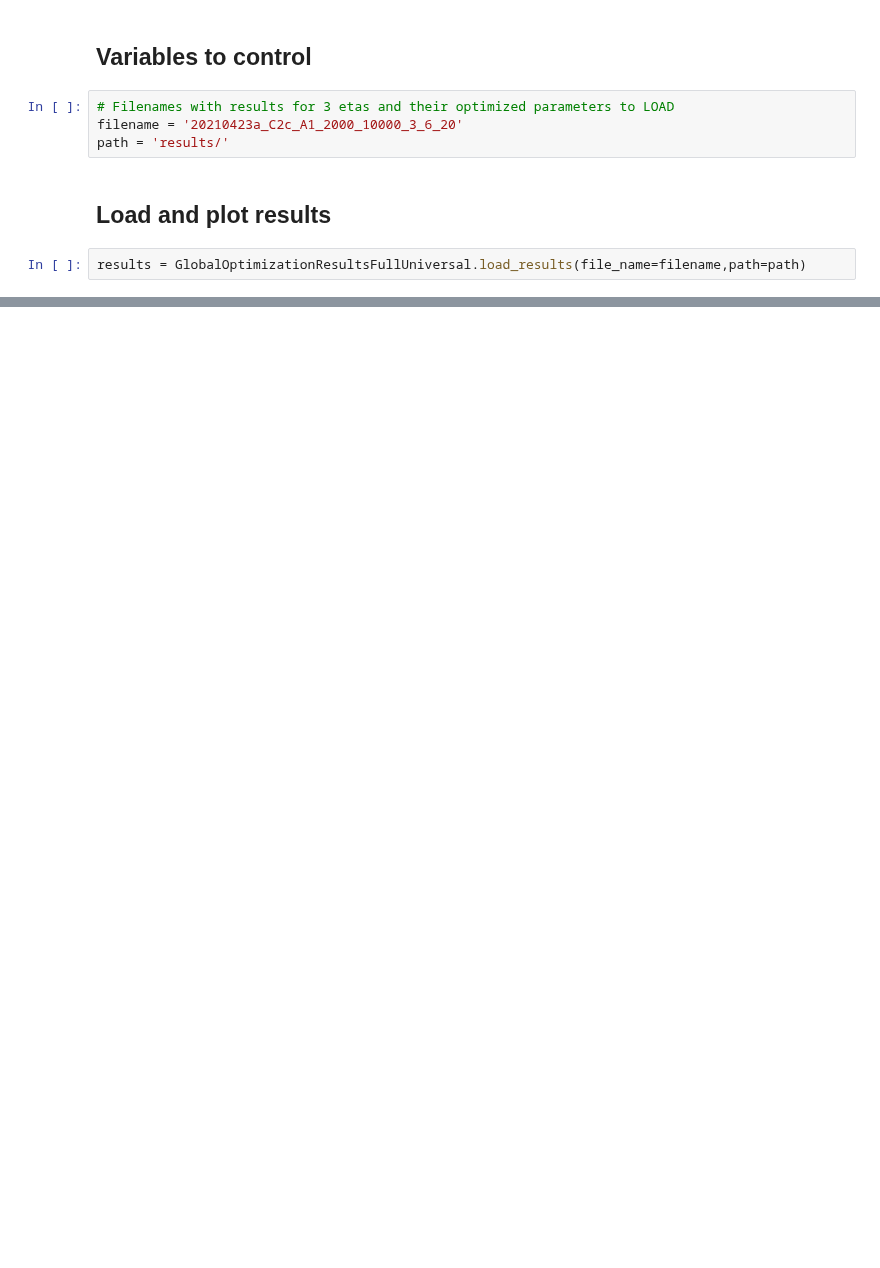
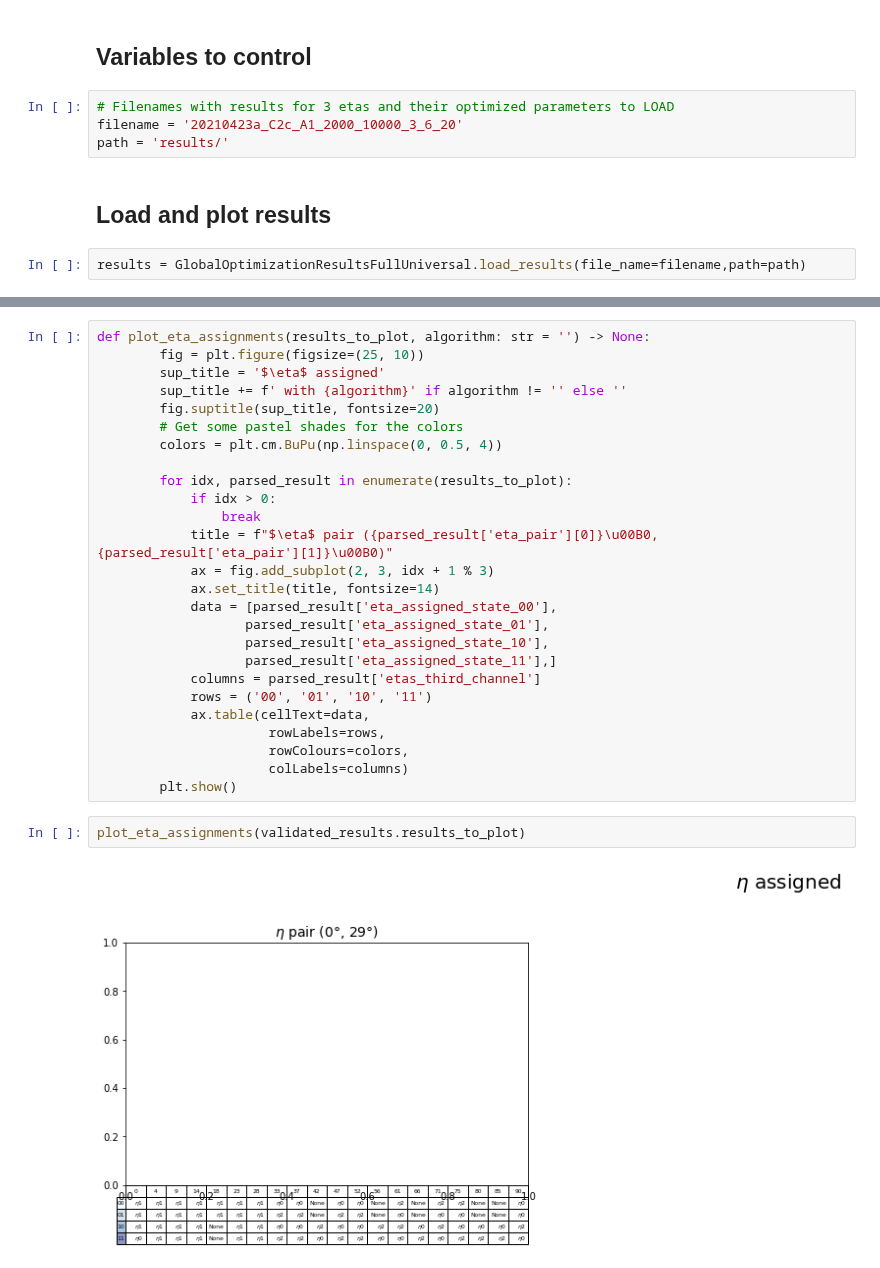
Before and after one commit to iamtxena/quantum-channel-discrimination, a Jupyter notebook: src/3-etas-results-analysis-validation.ipynb, the cells around one changed output, grey strips where cells are left out. Drawn from its saved outputs; the diff is of its cells as text; blank space fills up the shorter version.

```diff
--- a/src/3-etas-results-analysis-validation.ipynb
+++ b/src/3-etas-results-analysis-validation.ipynb
@@ -55,0 +94,30 @@ validated_results.plot_3channel_results('CRS (I=1000, P=10000) Universal Input &
+# %%
+def plot_eta_assignments(results_to_plot, algorithm: str = '') -> None:
+        fig = plt.figure(figsize=(25, 10))
+        sup_title = '$\eta$ assigned'
+        sup_title += f' with {algorithm}' if algorithm != '' else ''
+        fig.suptitle(sup_title, fontsize=20)
+        # Get some pastel shades for the colors
+        colors = plt.cm.BuPu(np.linspace(0, 0.5, 4))
+
+        for idx, parsed_result in enumerate(results_to_plot):
+            if idx > 0:
+                break
+            title = f"$\eta$ pair ({parsed_result['eta_pair'][0]}\u00B0, {parsed_result['eta_pair'][1]}\u00B0)"
+            ax = fig.add_subplot(2, 3, idx + 1 % 3)
+            ax.set_title(title, fontsize=14)
+            data = [parsed_result['eta_assigned_state_00'],
+                   parsed_result['eta_assigned_state_01'],
+                   parsed_result['eta_assigned_state_10'],
+                   parsed_result['eta_assigned_state_11'],]
+            columns = parsed_result['etas_third_channel']
+            rows = ('00', '01', '10', '11')
+            ax.table(cellText=data,
+                      rowLabels=rows,
+                      rowColours=colors,
+                      colLabels=columns)
+        plt.show()
+# %%
+plot_eta_assignments(validated_results.results_to_plot)
+# %% [output]
+[figure, added]
```
Also changed, not shown: parts of 9 cells of this notebook, 31 other files.
